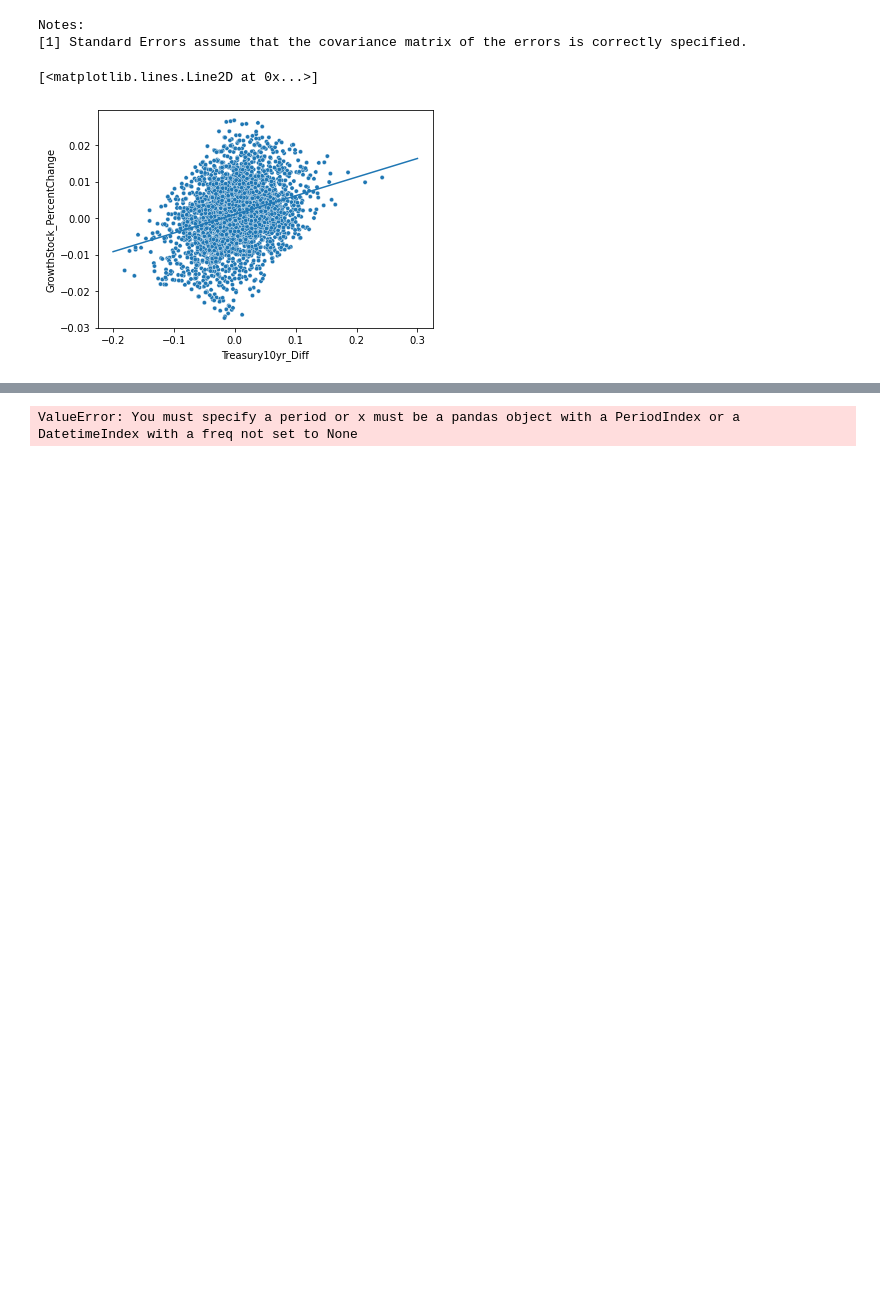
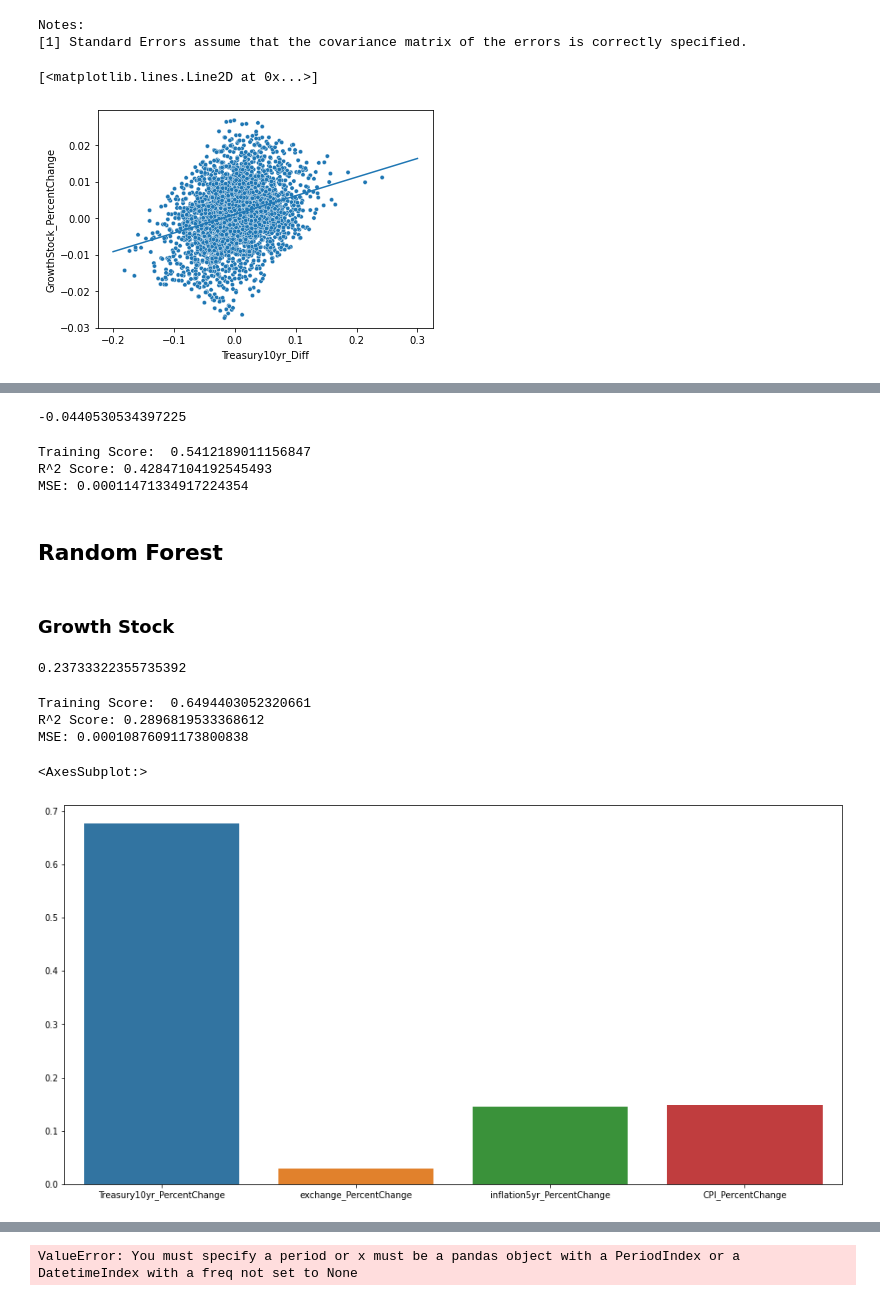
Before and after one commit to lu18cheng/pic16b_stock_analysis, a Jupyter notebook: code/analysis.ipynb, the cells around one changed output, grey strips where cells are left out. Drawn from its saved outputs; the diff is of its cells as text; code cells hidden in the pictures; blank space fills up the shorter version.

```diff
--- a/code/analysis.ipynb
+++ b/code/analysis.ipynb
@@ -293,0 +315,46 @@ IVW['Percent_Change'] = (IVW['Adj Close'] - IVW['Adj Close'].shift(1))/IVW['Adj
+# %%
+lm2 = LinearRegression()
+cv = cross_val_score(lm2, train_X, train_y2, scoring = 'r2')
+print(np.mean(cv))
+# %% [output]
+-0.0440530534397225
+# %%
+lm2.fit(train_X, train_y1)
+print("Training Score: ", lm2.score(train_X, train_y2))
+predictions = lm2.predict(test_X)
+print("R^2 Score: {}".format(r2_score(test_y2, predictions)))
+print("MSE: {}".format(mean_squared_error(test_y2, predictions)))
+# %% [output]
+Training Score:  0.5412189011156847
+R^2 Score: 0.42847104192545493
+MSE: 0.00011471334917224354
+# %% [markdown]
+## Random Forest
+# %% [markdown]
+### Growth Stock
+# %%
+rf1 = RandomForestRegressor(n_estimators=100,
+                           random_state = 2,
+                           min_samples_split=3,
+                           max_depth = 3)
+cv = cross_val_score(rf1, train_X, train_y1, scoring = 'r2')
+print(np.mean(cv))
+# %% [output]
+0.23733322355735392
+# %%
+rf1.fit(train_X, train_y1)
+print("Training Score: ", rf1.score(train_X, train_y1))
+predictions = rf1.predict(test_X)
+print("R^2 Score: {}".format(r2_score(test_y1, predictions)))
+print("MSE: {}".format(mean_squared_error(test_y1, predictions)))
+# %% [output]
+Training Score:  0.6494403052320661
+R^2 Score: 0.2896819533368612
+MSE: 0.00010876091173800838
+# %%
+#importance based on r2
+plt.figure(figsize = (16,8))
+sns.barplot(train_X.columns, rf1.feature_importances_)
+# %% [output]
+<AxesSubplot:>
+[figure, added]
```
Also changed, not shown: parts of 31 cells of this notebook.
